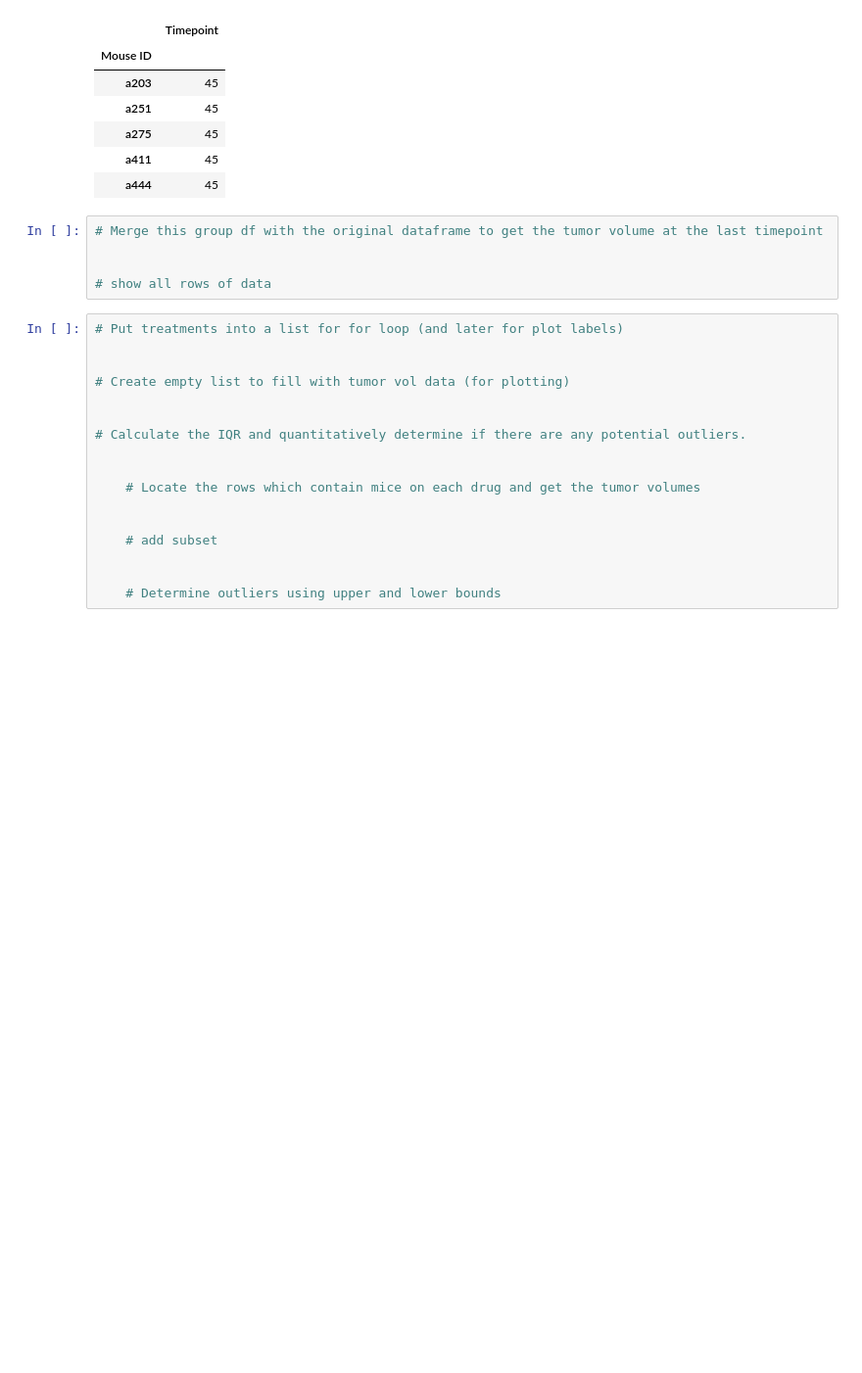
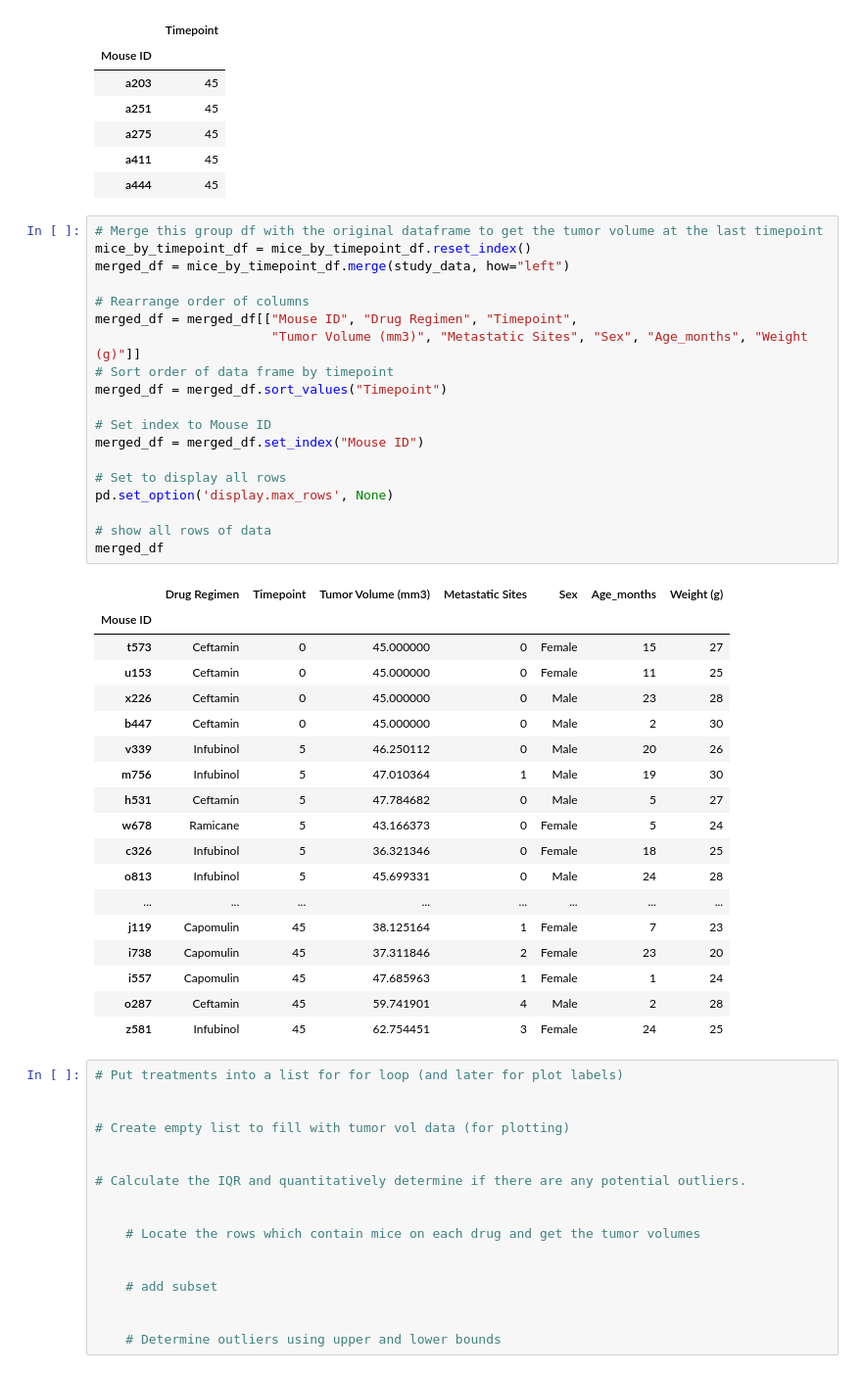
Before and after one commit to ClovisL/Analyzing-tumor-development, a Jupyter notebook: Pymaceuticals/pymaceuticals_starter.ipynb, the cells around one changed output. Shown at 98% size. Saved outputs shown, nothing was run; the diff lists cells and outputs as text; blank space fills up the shorter version.

Commit message:
merged dfs

```diff
--- a/Pymaceuticals/pymaceuticals_starter.ipynb
+++ b/Pymaceuticals/pymaceuticals_starter.ipynb
@@ -284,11 +284,44 @@ mice_by_timepoint_df.head()
 | a275 | 45 |
 | a411 | 45 |
 | a444 | 45 |
-# %%
-# Merge this group df with the original dataframe to get the tumor volume at the last timepoint
-
-
-# show all rows of data
+# %%
+# Merge this group df with the original dataframe to get the tumor volume at the last timepoint
+mice_by_timepoint_df = mice_by_timepoint_df.reset_index()
+merged_df = mice_by_timepoint_df.merge(study_data, how="left")
+
+# Rearrange order of columns
+merged_df = merged_df[["Mouse ID", "Drug Regimen", "Timepoint",
+                       "Tumor Volume (mm3)", "Metastatic Sites", "Sex", "Age_months", "Weight (g)"]]
+# Sort order of data frame by timepoint
+merged_df = merged_df.sort_values("Timepoint")
+
+# Set index to Mouse ID
+merged_df = merged_df.set_index("Mouse ID")
+
+# Set to display all rows
+pd.set_option('display.max_rows', None)
+
+# show all rows of data
+merged_df
+# %% [output]
+|  | Drug Regimen | Timepoint | Tumor Volume (mm3) | Metastatic Sites | Sex | Age_months | Weight (g) |
+| Mouse ID |  |  |  |  |  |  |  |
+| t573 | Ceftamin | 0 | 45.000000 | 0 | Female | 15 | 27 |
+| u153 | Ceftamin | 0 | 45.000000 | 0 | Female | 11 | 25 |
+| x226 | Ceftamin | 0 | 45.000000 | 0 | Male | 23 | 28 |
+| b447 | Ceftamin | 0 | 45.000000 | 0 | Male | 2 | 30 |
+| v339 | Infubinol | 5 | 46.250112 | 0 | Male | 20 | 26 |
+| m756 | Infubinol | 5 | 47.010364 | 1 | Male | 19 | 30 |
+| h531 | Ceftamin | 5 | 47.784682 | 0 | Male | 5 | 27 |
+| w678 | Ramicane | 5 | 43.166373 | 0 | Female | 5 | 24 |
+| c326 | Infubinol | 5 | 36.321346 | 0 | Female | 18 | 25 |
+| o813 | Infubinol | 5 | 45.699331 | 0 | Male | 24 | 28 |
+| ... | ... | ... | ... | ... | ... | ... | ... |
+| j119 | Capomulin | 45 | 38.125164 | 1 | Female | 7 | 23 |
+| i738 | Capomulin | 45 | 37.311846 | 2 | Female | 23 | 20 |
+| i557 | Capomulin | 45 | 47.685963 | 1 | Female | 1 | 24 |
+| o287 | Ceftamin | 45 | 59.741901 | 4 | Male | 2 | 28 |
+| z581 | Infubinol | 45 | 62.754451 | 3 | Female | 24 | 25 |
 # %%
 # Put treatments into a list for for loop (and later for plot labels)
 
```
Also changed, not shown: parts of 1 cell of this notebook.
